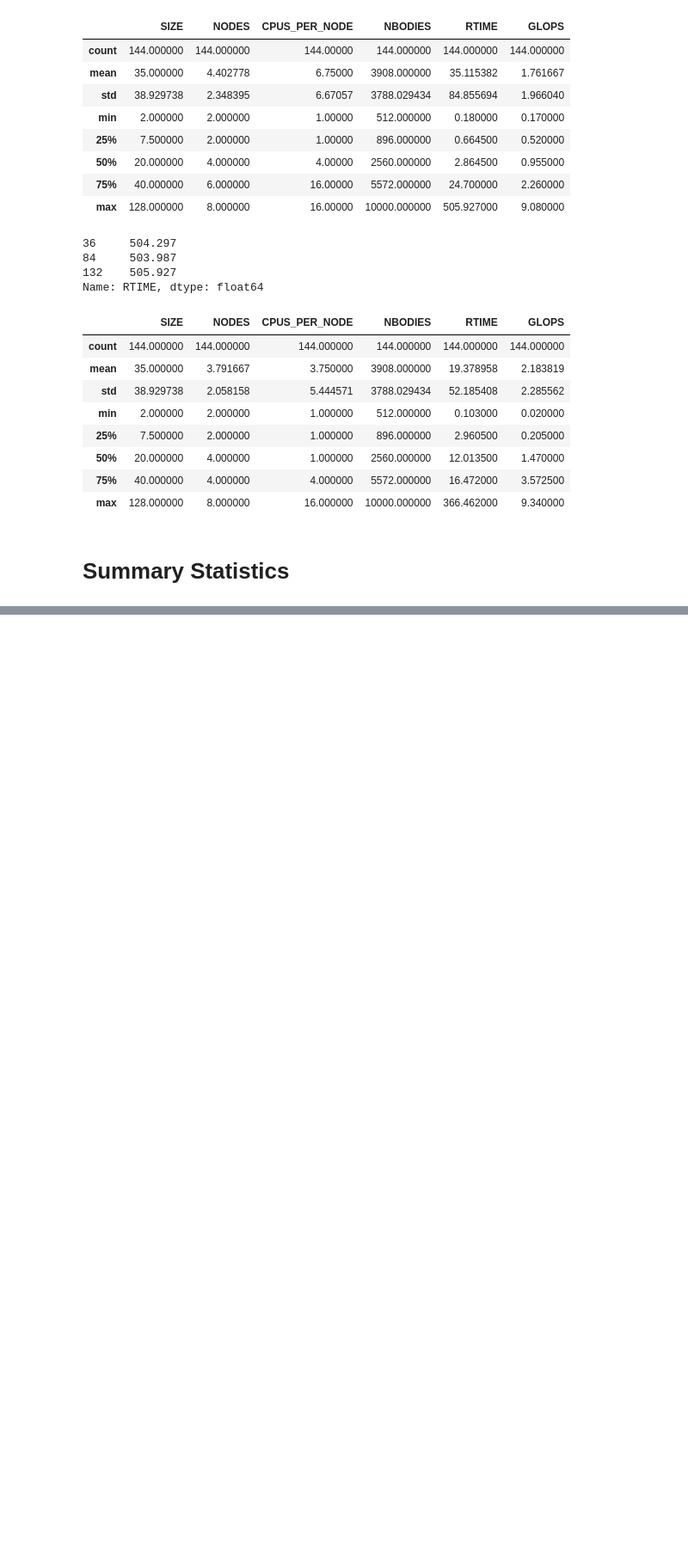
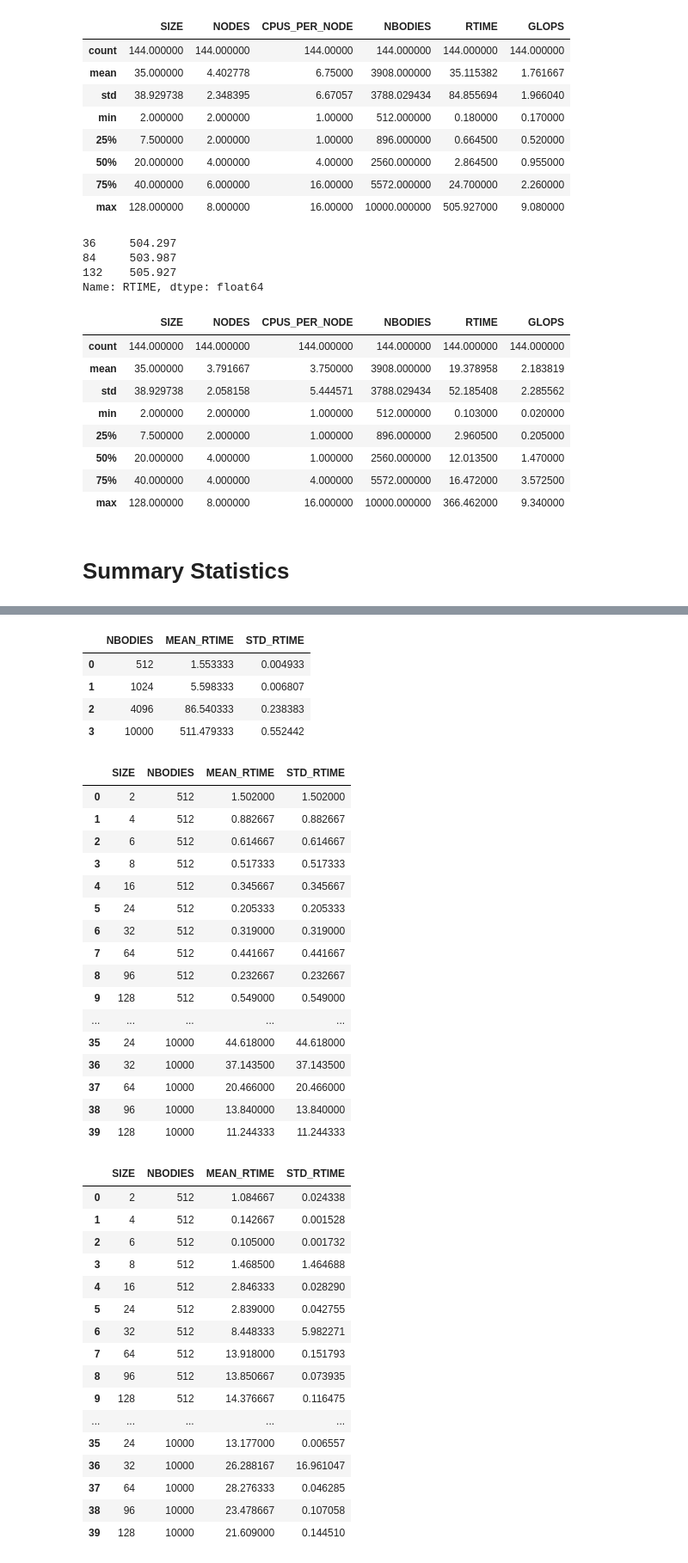
Before and after one commit to jfdev001/parallel-nbody, a Jupyter notebook: notebooks/figures.ipynb, the cells around one changed output, grey strips where cells are left out. Shown at 86% size. Drawn from its saved outputs; the diff is of its cells as text; code cells hidden in the pictures; blank space fills up the shorter version.

Commit message:
collected performance data into dataframes

```diff
--- a/notebooks/figures.ipynb
+++ b/notebooks/figures.ipynb
@@ -1,5 +1,7 @@
 # %%
 # Inspect data and plot figures
+from collections import defaultdict
+
 import numpy as np
 
 import matplotlib.pyplot as plt
@@ -11,13 +13,17 @@ import pandas as pd
 # Paths to data
 base = "../data/base.csv"
 opt = "../data/opt.csv"
+seq = "../data/sequential.csv"
 
 # Load data
 base = pd.read_csv(base, header=None)
 opt = pd.read_csv(opt, header=None)
+seq = pd.read_csv(seq, header=None)
+
 header = ["SIZE", "NODES", "CPUS_PER_NODE", "NBODIES", "RTIME", "GLOPS"]
 base.set_axis(header, axis=1, inplace=True)
 opt.set_axis(header, axis=1, inplace=True)
+seq.set_axis(["NBODIES", "RTIME", "GFLOPS"], axis=1, inplace=True)
 # %%
 # Functions
 def speedup(serial_rtime: float, parallel_rtime: float) -> float:
@@ -73,21 +79,34 @@ opt.describe()
 # %%
 NBODIES = base["NBODIES"].unique()
 SIZE = sorted(base["SIZE"].unique())
-print(NBODIES)
-print(SIZE)
+print("NBODIES=", NBODIES)
+print("SIZE=", SIZE)
 
-base_mean_std = dict({"SIZE": [], "NBODIES": [], "MEAN_RTIME": [], "STD_RTIME": []})
-opt_mean_std = dict({"SIZE": [], "NBODIES": [], "MEAN_RTIME": [], "STD_RTIME": []})
+# Store summary statistics
+base_mean_std = {"SIZE": [], "NBODIES": [], "MEAN_RTIME": [], "STD_RTIME": []}
+opt_mean_std = {"SIZE": [], "NBODIES": [], "MEAN_RTIME": [], "STD_RTIME": []}
+seq_mean_std = {"NBODIES": [], "MEAN_RTIME": [], "STD_RTIME": []}
 
+# Get summary statistics for parameters of interest
 for nbody in NBODIES:
+    seq_duplicated: pd.DataFrame = seq[(seq["NBODIES"] == nbody)]
+
+    seq_mean = seq_duplicated["RTIME"].mean()
+    seq_std = seq_duplicated["RTIME"].std()
+
+    seq_mean_std["NBODIES"].append(nbody)
+    seq_mean_std["MEAN_RTIME"].append(seq_mean)
+    seq_mean_std["STD_RTIME"].append(seq_std)
+
     for size in SIZE:
         base_duplicated: pd.DataFrame = base[(base["NBODIES"] == nbody) & (base["SIZE"] == size)]
         opt_duplicated: pd.DataFrame = opt[(opt["NBODIES"] == nbody) & (opt["SIZE"] == size)]
 
         base_mean = base_duplicated["RTIME"].mean()
         base_std = base_duplicated["RTIME"].mean()
-        opt_mean = opt["RTIME"].mean()
-        opt_std = opt["RTIME"].std()
+
+        opt_mean = opt_duplicated["RTIME"].mean()
+        opt_std = opt_duplicated["RTIME"].std()
 
         base_mean_std["SIZE"].append(size)
         base_mean_std["NBODIES"].append(nbody)
@@ -98,4 +117,9 @@ for nbody in NBODIES:
         opt_mean_std["NBODIES"].append(nbody)
         opt_mean_std["MEAN_RTIME"].append(opt_mean)
         opt_mean_std["STD_RTIME"].append(opt_std)
+
+# Make dataframes
+base_mean_std = pd.DataFrame(base_mean_std)
+opt_mean_std = pd.DataFrame(opt_mean_std)
+seq_mean_std = pd.DataFrame(seq_mean_std)
 # %% [output]
@@ -103,0 +128,44 @@ for nbody in NBODIES:
+# %%
+display(seq_mean_std)
+display(base_mean_std)
+display(opt_mean_std)
+# %% [output]
+|  | NBODIES | MEAN_RTIME | STD_RTIME |
+| 0 | 512 | 1.553333 | 0.004933 |
+| 1 | 1024 | 5.598333 | 0.006807 |
+| 2 | 4096 | 86.540333 | 0.238383 |
+| 3 | 10000 | 511.479333 | 0.552442 |
+|  | SIZE | NBODIES | MEAN_RTIME | STD_RTIME |
+| 0 | 2 | 512 | 1.502000 | 1.502000 |
+| 1 | 4 | 512 | 0.882667 | 0.882667 |
+| 2 | 6 | 512 | 0.614667 | 0.614667 |
+| 3 | 8 | 512 | 0.517333 | 0.517333 |
+| 4 | 16 | 512 | 0.345667 | 0.345667 |
+| 5 | 24 | 512 | 0.205333 | 0.205333 |
+| 6 | 32 | 512 | 0.319000 | 0.319000 |
+| 7 | 64 | 512 | 0.441667 | 0.441667 |
+| 8 | 96 | 512 | 0.232667 | 0.232667 |
+| 9 | 128 | 512 | 0.549000 | 0.549000 |
+| ... | ... | ... | ... | ... |
+| 35 | 24 | 10000 | 44.618000 | 44.618000 |
+| 36 | 32 | 10000 | 37.143500 | 37.143500 |
+| 37 | 64 | 10000 | 20.466000 | 20.466000 |
+| 38 | 96 | 10000 | 13.840000 | 13.840000 |
+| 39 | 128 | 10000 | 11.244333 | 11.244333 |
+|  | SIZE | NBODIES | MEAN_RTIME | STD_RTIME |
+| 0 | 2 | 512 | 1.084667 | 0.024338 |
+| 1 | 4 | 512 | 0.142667 | 0.001528 |
+| 2 | 6 | 512 | 0.105000 | 0.001732 |
+| 3 | 8 | 512 | 1.468500 | 1.464688 |
+| 4 | 16 | 512 | 2.846333 | 0.028290 |
+| 5 | 24 | 512 | 2.839000 | 0.042755 |
+| 6 | 32 | 512 | 8.448333 | 5.982271 |
+| 7 | 64 | 512 | 13.918000 | 0.151793 |
+| 8 | 96 | 512 | 13.850667 | 0.073935 |
+| 9 | 128 | 512 | 14.376667 | 0.116475 |
+| ... | ... | ... | ... | ... |
+| 35 | 24 | 10000 | 13.177000 | 0.006557 |
+| 36 | 32 | 10000 | 26.288167 | 16.961047 |
+| 37 | 64 | 10000 | 28.276333 | 0.046285 |
+| 38 | 96 | 10000 | 23.478667 | 0.107058 |
+| 39 | 128 | 10000 | 21.609000 | 0.144510 |
```
Also changed, not shown: parts of 7 cells of this notebook.
